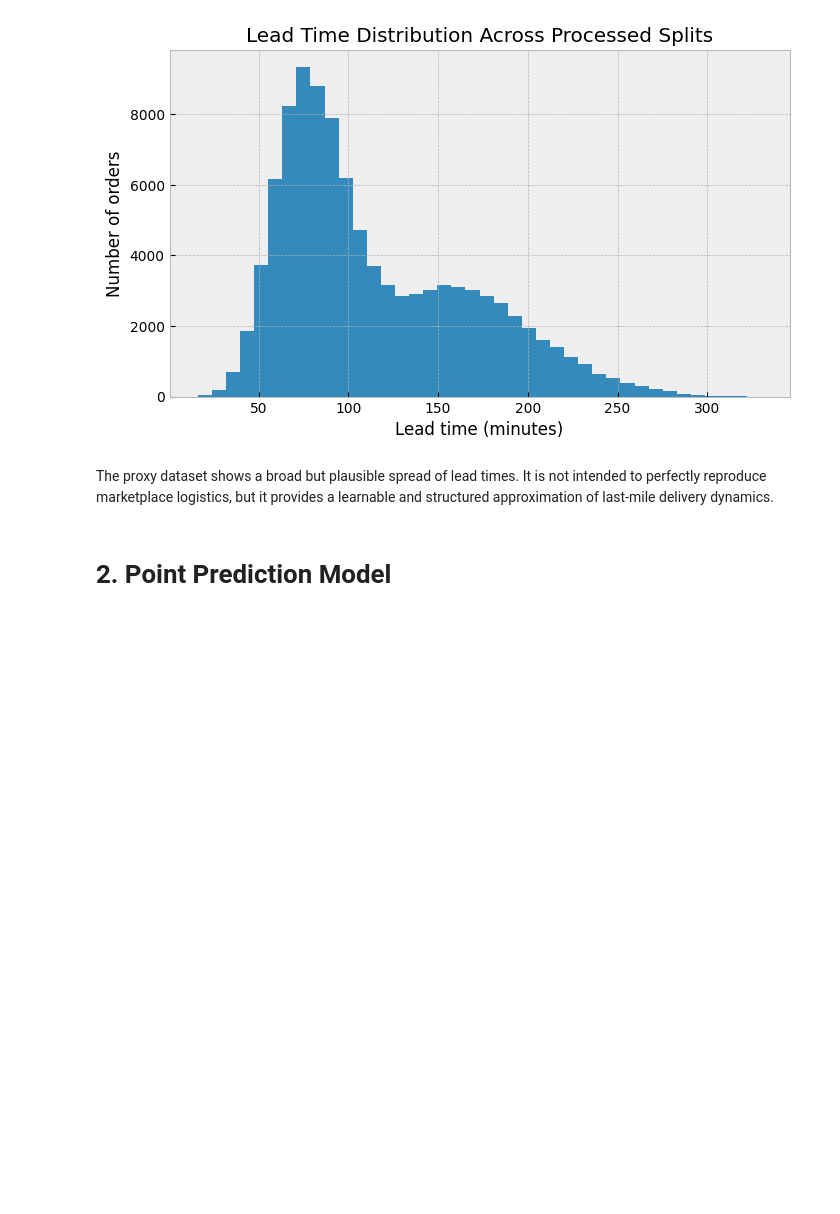
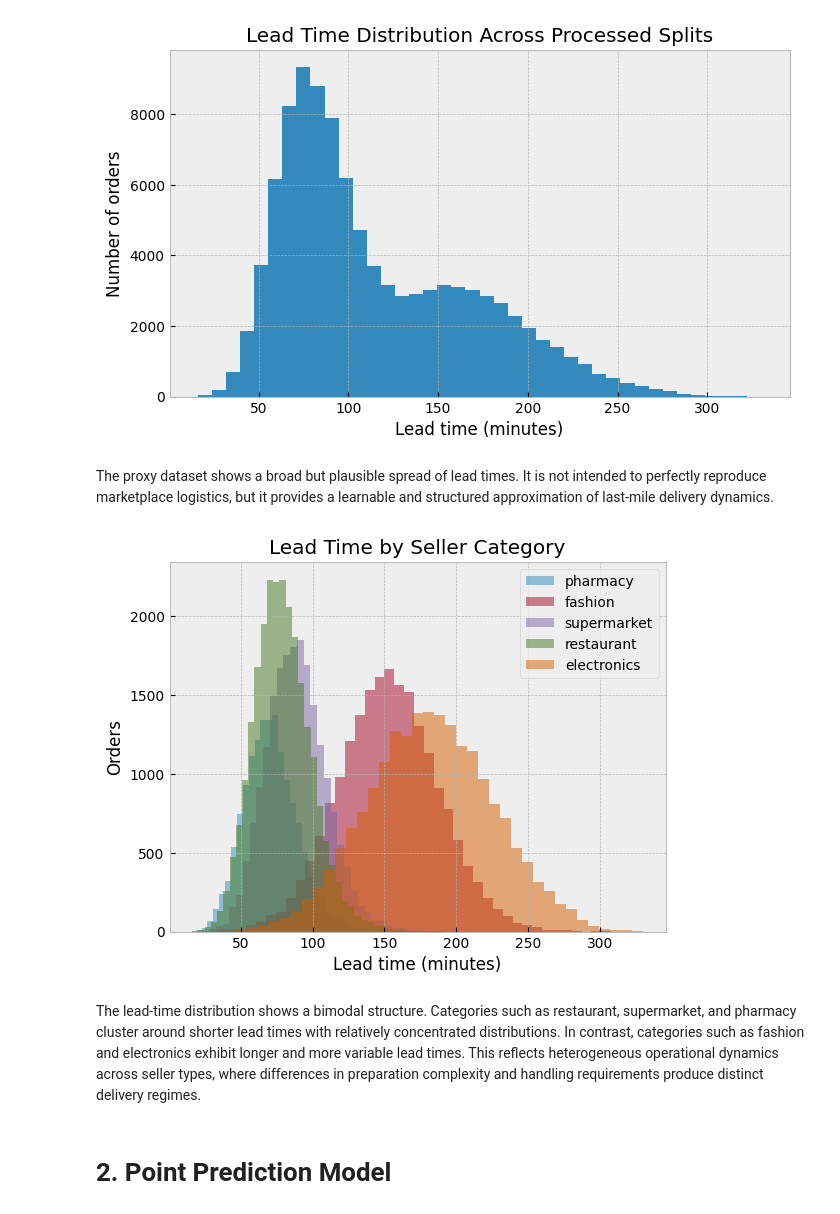
Before and after one commit to andres-troiano/shipping-delivery-promise, a Jupyter notebook: notebooks/results_demo.ipynb, the cells around one changed output. Drawn from its saved outputs; the diff is of its cells as text; code cells hidden in the pictures; blank space fills up the shorter version.

Commit message:
test: inspect results

```diff
--- a/notebooks/results_demo.ipynb
+++ b/notebooks/results_demo.ipynb
@@ -91,7 +91,11 @@ dataset_summary = pd.DataFrame(
 display(dataset_summary)
 
 lead_time_all = pd.concat(
-    [train_df[["lead_time_minutes"]], val_df[["lead_time_minutes"]], test_df[["lead_time_minutes"]]],
+    [
+        train_df[["lead_time_minutes", "seller_category"]],
+        val_df[["lead_time_minutes", "seller_category"]],
+        test_df[["lead_time_minutes", "seller_category"]],
+    ],
     ignore_index=True,
 )
 # %% [output]
@@ -113,6 +117,23 @@ render_note(
 # %% [output]
 [figure]
 The proxy dataset shows a broad but plausible spread of lead times. It is not intended to perfectly reproduce marketplace logistics, but it provides a learnable and structured approximation of last-mile delivery dynamics.
+# %%
+for cat in lead_time_all["seller_category"].unique():
+    subset = lead_time_all[lead_time_all["seller_category"] == cat]
+    plt.hist(subset["lead_time_minutes"], bins=40, alpha=0.5, label=cat)
+
+plt.legend()
+plt.title("Lead Time by Seller Category")
+plt.xlabel("Lead time (minutes)")
+plt.ylabel("Orders")
+plt.show()
+
+render_note(
+    "The lead-time distribution shows a bimodal structure. Categories such as restaurant, supermarket, and pharmacy cluster around shorter lead times with relatively concentrated distributions. In contrast, categories such as fashion and electronics exhibit longer and more variable lead times. This reflects heterogeneous operational dynamics across seller types, where differences in preparation complexity and handling requirements produce distinct delivery regimes."
+)
+# %% [output]
+[figure, added]
+The lead-time distribution shows a bimodal structure. Categories such as restaurant, supermarket, and pharmacy cluster around shorter lead times with relatively concentrated distributions. In contrast, categories such as fashion and electronics exhibit longer and more variable lead times. This reflects heterogeneous operational dynamics across seller types, where differences in preparation complexity and handling requirements produce distinct delivery regimes.
 # %% [markdown]
 # 2. Point Prediction Model
 # %%
```
Also changed, not shown: 2 other files.
